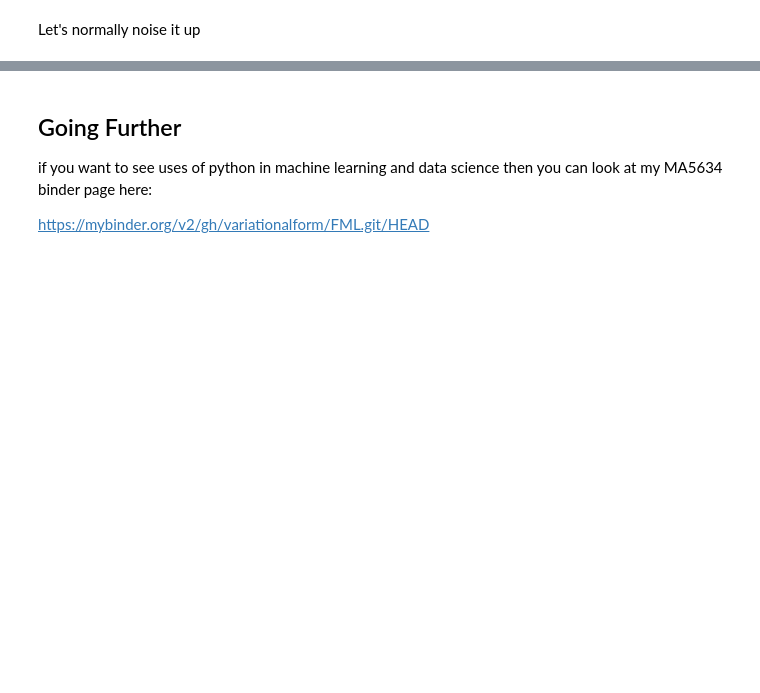
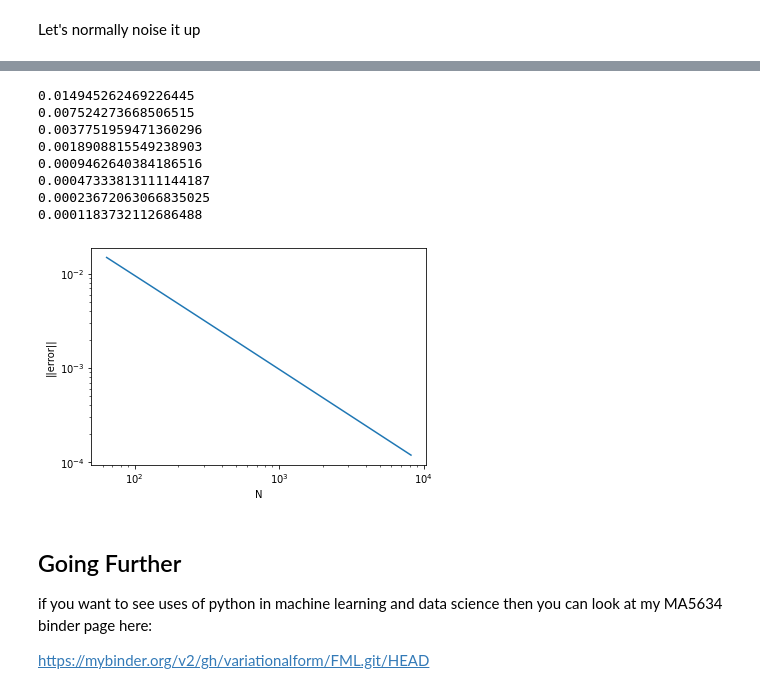
Before and after one commit to variationalform/PythonMathsPrimer, a Jupyter notebook: notebook/PythonMathsPrimer.ipynb, the cells around one changed output, grey strips where cells are left out. Cells and saved outputs as stored; diff of their text form; code cells hidden in the pictures; blank space fills up the shorter version.

Commit message:
Heun's method seems buggy

```diff
--- a/notebook/PythonMathsPrimer.ipynb
+++ b/notebook/PythonMathsPrimer.ipynb
@@ -438,3 +504,43 @@ plt.plot(xf, 2.0/N * np.abs(ynf[0:N//2])); plt.grid(); plt.show()
+# %%
+# NOTE the use of [:,[n]] rather that [:,n] - a slice gives a column...
+def Huen(N,k,B):
+  # allocate solution vector and set up initial condition
+  z = np.zeros((2,N+1)); z[0,0] = 1; z[1,0] = -1
+  for n in range(N):
+    tn = n*k
+    # https://en.wikipedia.org/wiki/Runge–Kutta_methods
+#    f = np.array([[0],[tn]]) + B @ z[:,[n]]
+#    z[:,[n+1]] = z[:,[n]] + 0.5*k*f
+#    f = np.array([[0],[tn+dt/2]]) + B @ z[:,[n+1]]
+#    z[:,[n+1]] = z[:,[n]] + k*f
+
+    f = np.array([[0],[tn]]) + B @ z[:,[n]]
+    z[:,[n+1]] = z[:,[n]] + k*f
+    f = f + np.array([[0],[tn+dt]]) + B @ z[:,[n+1]]
+#    z[:,[n+1]] = z[:,[n]] + 0.5*k*f
+
+
+  return z[:,[N]]
+
+T = 1; N1 = 64; B = np.array([[0,1],[1,0]])
+zexact  = 0.5*np.array([[np.exp(T)+np.exp(-T)-2*T],[np.exp(T)-np.exp(-T)-2]])
+maxit = 8; Nvals = np.zeros(maxit); errors = np.zeros(maxit)
+for i in range(maxit):
+    N = N1*2**i; k = T/N; Nvals[i] = N;
+    zapprox = Huen(N,k,B)
+    errors[i] = np.linalg.norm(zexact - zapprox)
+    print(errors[i])
+plt.loglog(Nvals,errors); plt.xlabel('N'); plt.ylabel('||error||');
+# %% [output]
+0.014945262469226445
+0.007524273668506515
+0.0037751959471360296
+0.0018908815549238903
+0.0009462640384186516
+0.00047333813111144187
+0.00023672063066835025
+0.0001183732112686488
+[figure, added]
 # %% [markdown]
 ## Going Further
 
```
Also changed, not shown: parts of 13 cells of this notebook, 2 other files.
